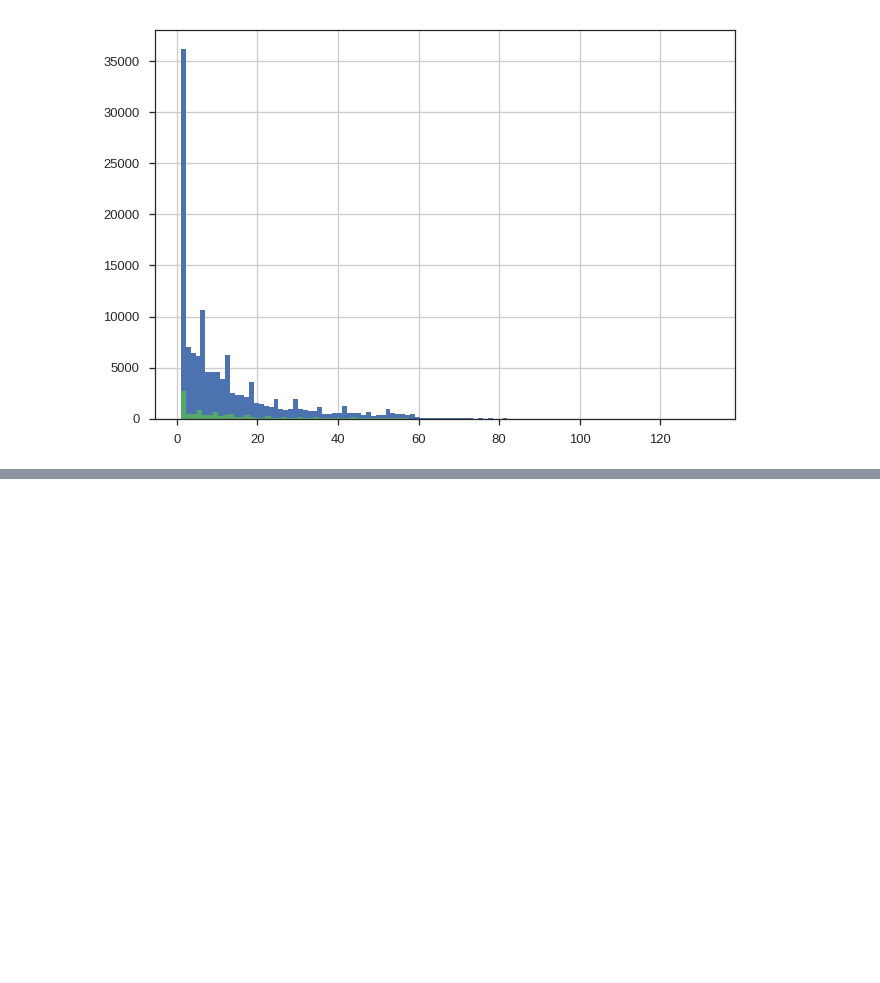
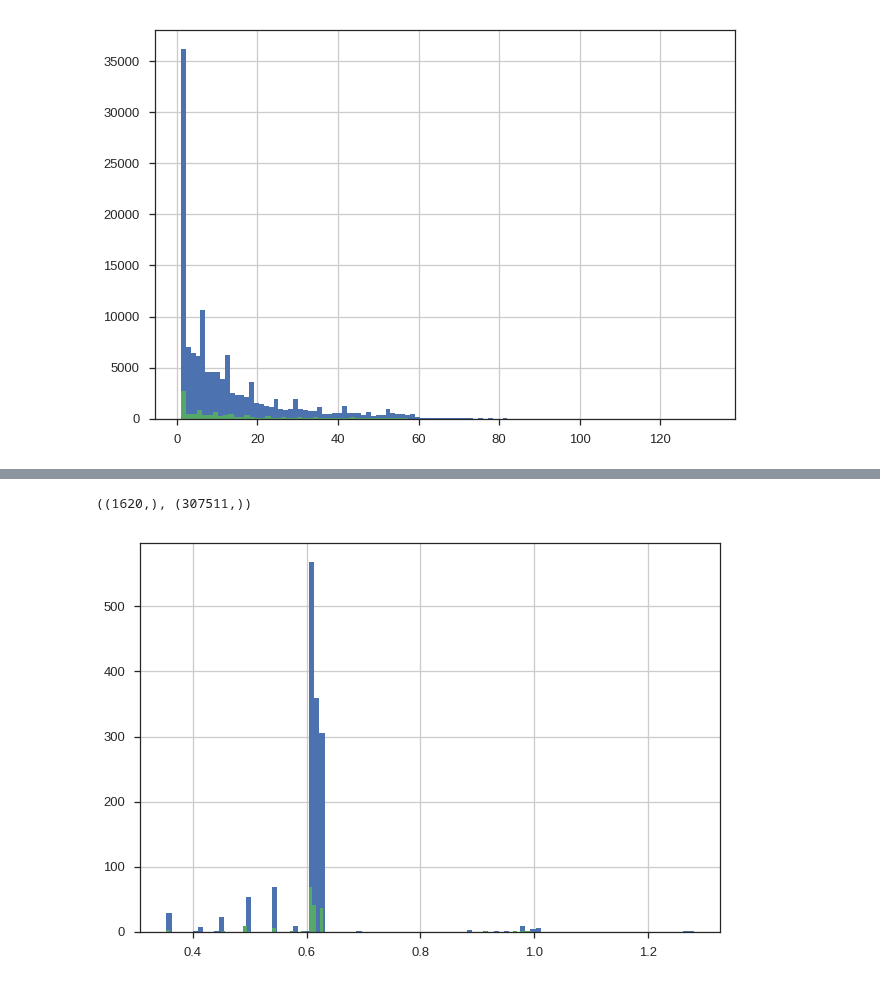
Before and after one commit to numb3r33/Kaggle_Home_Credit, a Jupyter notebook: notebooks/EDA.ipynb, the cells around one changed output, grey strips where cells are left out. Cells and saved outputs as stored; diff of their text form; code cells hidden in the pictures; blank space fills up the shorter version.

```diff
--- a/notebooks/EDA.ipynb
+++ b/notebooks/EDA.ipynb
@@ -238,0 +304,19 @@ mean_remaining_installments[(mean_remaining_installments > 0) & (app_train.TARGE
+# %%
+# total interest rates
+res = prev_app.loc[(prev_app.DAYS_TERMINATION > 0) | (prev_app.DAYS_TERMINATION.isnull()), ['SK_ID_CURR', 'SK_ID_PREV',
+                 'RATE_DOWN_PAYMENT',
+                 'RATE_INTEREST_PRIVILEGED',
+                 'RATE_INTEREST_PRIMARY', 'DAYS_TERMINATION']]
+res = res.RATE_INTEREST_PRIVILEGED.fillna(0)
+# %%
+res = res.groupby(prev_app.SK_ID_CURR).sum()
+res = app_train.SK_ID_CURR.map(res)
+# %%
+res[res > 0].shape, res.shape
+# %% [output]
+((1620,), (307511,))
+# %%
+res[(res > 0) & (app_train.TARGET == 0)].map(np.log1p).hist(bins=100)
+res[(res > 0) & (app_train.TARGET == 1)].map(np.log1p).hist(bins=100);
+# %% [output]
+[figure, added]
```
Also changed, not shown: parts of 9 cells of this notebook, 1 other file.
